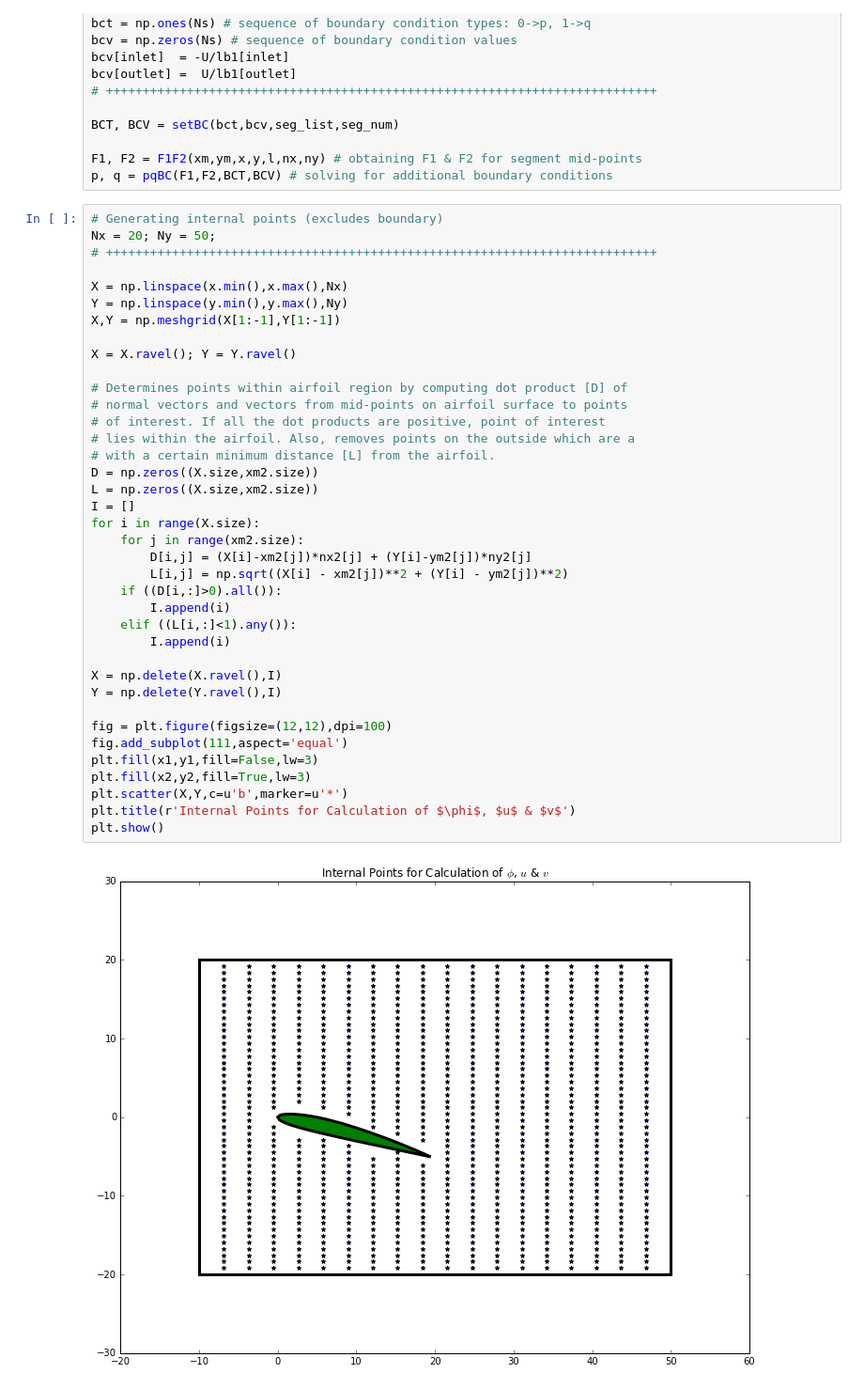
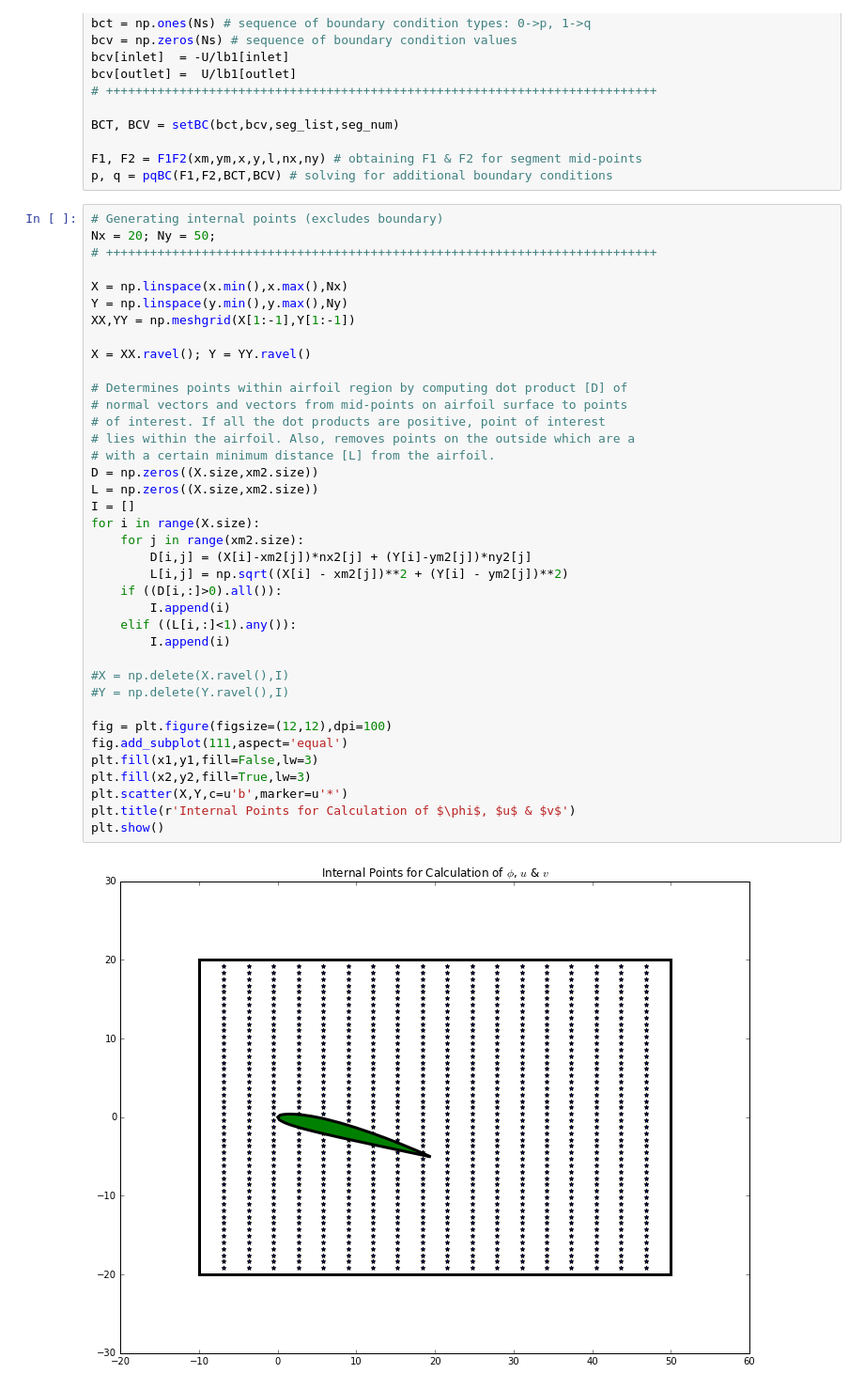
Before and after one commit to cdohl/ph3501, a Jupyter notebook: notebooks/18a_bem_airfoil.ipynb, the cells around one changed output. Shown at 94% size. Drawn from its saved outputs; the diff is of its cells as text.

```diff
--- a/notebooks/18a_bem_airfoil.ipynb
+++ b/notebooks/18a_bem_airfoil.ipynb
@@ -213,39 +213,39 @@ Nx = 20; Ny = 50;
 
 X = np.linspace(x.min(),x.max(),Nx)
 Y = np.linspace(y.min(),y.max(),Ny)
-X,Y = np.meshgrid(X[1:-1],Y[1:-1])
+XX,YY = np.meshgrid(X[1:-1],Y[1:-1])
 
-X = X.ravel(); Y = Y.ravel()
+X = XX.ravel(); Y = YY.ravel()
 
 # Determines points within airfoil region by computing dot product [D] of
 # normal vectors and vectors from mid-points on airfoil surface to points
 # of interest. If all the dot products are positive, point of interest
 # lies within the airfoil. Also, removes points on the outside which are a
 # with a certain minimum distance [L] from the airfoil.
 D = np.zeros((X.size,xm2.size))
 L = np.zeros((X.size,xm2.size))
 I = []
 for i in range(X.size):
     for j in range(xm2.size):
         D[i,j] = (X[i]-xm2[j])*nx2[j] + (Y[i]-ym2[j])*ny2[j]
         L[i,j] = np.sqrt((X[i] - xm2[j])**2 + (Y[i] - ym2[j])**2)
     if ((D[i,:]>0).all()):
         I.append(i)
     elif ((L[i,:]<1).any()):
         I.append(i)
 
-X = np.delete(X.ravel(),I)
-Y = np.delete(Y.ravel(),I)
+#X = np.delete(X.ravel(),I)
+#Y = np.delete(Y.ravel(),I)
 
 fig = plt.figure(figsize=(12,12),dpi=100)
 fig.add_subplot(111,aspect='equal')
 plt.fill(x1,y1,fill=False,lw=3)
 plt.fill(x2,y2,fill=True,lw=3)
 plt.scatter(X,Y,c=u'b',marker=u'*')
 plt.title(r'Internal Points for Calculation of $\phi$, $u$ & $v$')
 plt.show()
 # %% [output]
-[figure, old version]
+[figure, new version]
 # %%
 # Calculate velocity (u,v) at internal grid points (X,Y)
 # ===========================================================================
```
Also changed, not shown: parts of 4 cells of this notebook.
